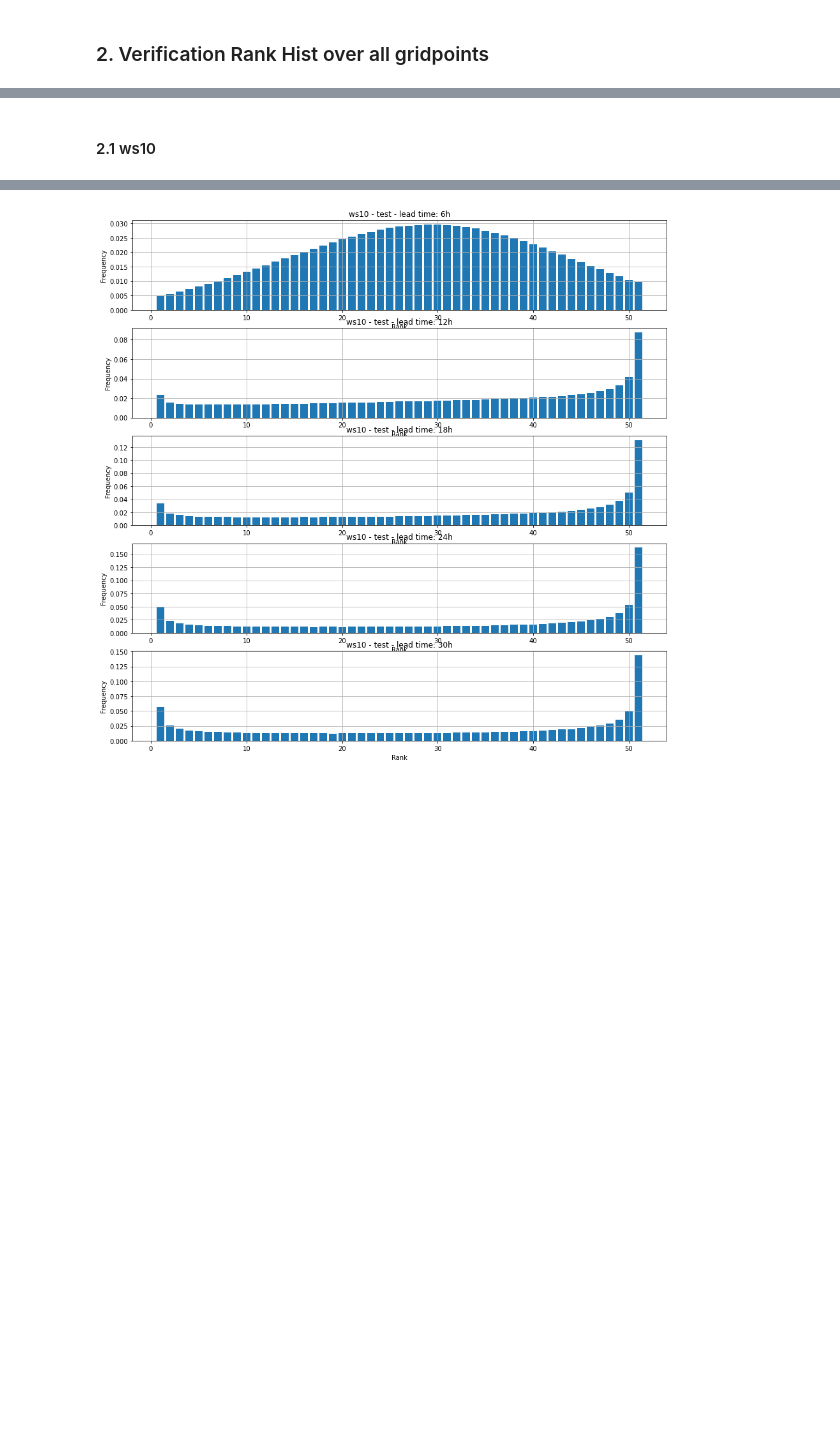
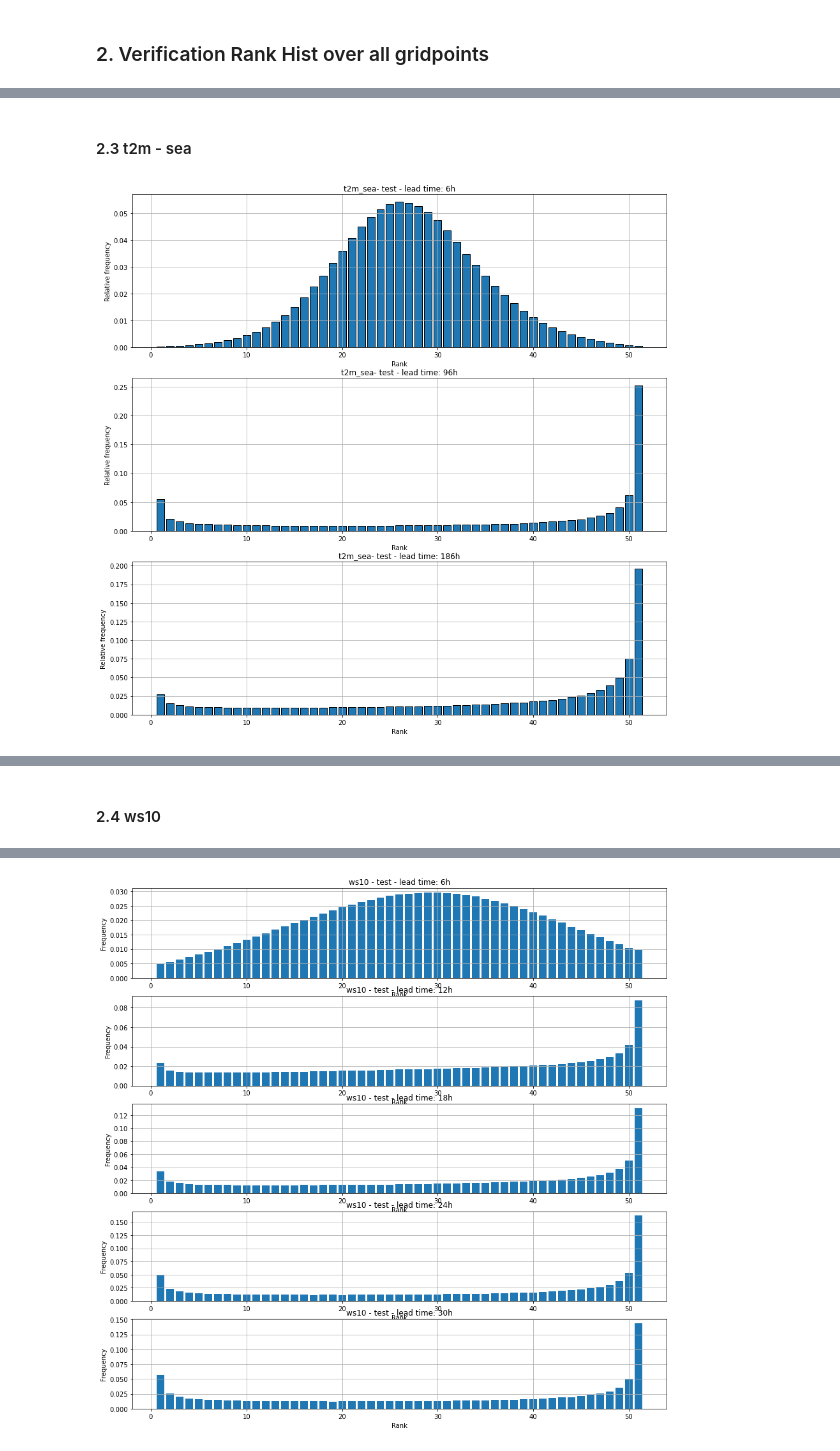
Before and after one commit to cleveryangcong/Bachelor_Thesis, a Jupyter notebook: notebooks/exploratory/2.5-dc-verification_rank_hist.ipynb, the cells around one changed output, grey strips where cells are left out. Drawn from its saved outputs; the diff is of its cells as text; code cells hidden in the pictures; blank space fills up the shorter version.

```diff
--- a/notebooks/exploratory/2.5-dc-verification_rank_hist.ipynb
+++ b/notebooks/exploratory/2.5-dc-verification_rank_hist.ipynb
@@ -190,0 +266,9 @@ for i in range(len(lead_times)):
+# %% [markdown]
+#### 2.3 t2m - sea
+# %%
+fig, axs = plt.subplots(len(lead_times), 1, figsize=(15, 15))
+for i in range(len(lead_times)):
+    plot_rank_histogram_land_sea(t2m_test_data_X[i], t2m_test_data_y[i], 0, ax=axs[i])
+    axs[i].set_title(f"t2m_sea- test - lead time: {lead_times_hours[i]}")
+# %% [output]
+[figure, added]
@@ -191,2 +276,2 @@ for i in range(len(lead_times)):
 # %% [markdown]
-#### 2.1 ws10
+#### 2.4 ws10
```
Also changed, not shown: parts of 16 cells of this notebook.
